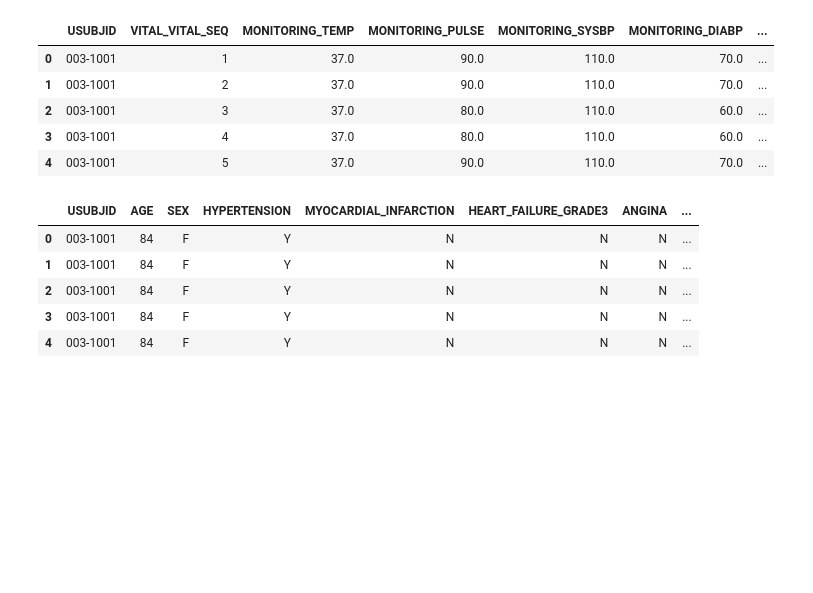
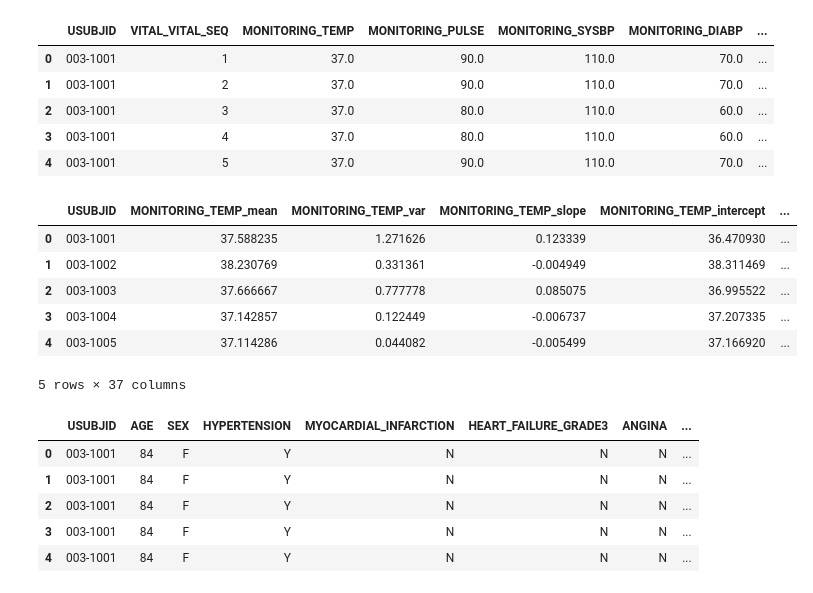
Before and after one commit to patelkayla6/sepsis-dissertation, a Jupyter notebook: codes/preprocess.ipynb, the cells around one changed output. Drawn from its saved outputs; the diff is of its cells as text; code cells hidden in the pictures; blank space fills up the shorter version.

```diff
--- a/codes/preprocess.ipynb
+++ b/codes/preprocess.ipynb
@@ -88,6 +193,74 @@ feature_DAILY_VITAL.head()
 | 2 | 003-1001 | 3 | 37.0 | 80.0 | 110.0 | 60.0 | ... |
 | 3 | 003-1001 | 4 | 37.0 | 80.0 | 110.0 | 60.0 | ... |
 | 4 | 003-1001 | 5 | 37.0 | 90.0 | 110.0 | 70.0 | ... |
+# %%
+import pandas as pd
+import numpy as np
+from sklearn.linear_model import LinearRegression
+from sklearn.metrics import mean_squared_error, r2_score
+
+DAILY_VITAL = pd.read_excel(excel_data, 'DAILY_VITAL')
+# remove the collumns: EVENT, DATE, TIME
+df = DAILY_VITAL.drop(columns=['EVENT', 'DATE', 'TIME'])
+
+# Assuming 'df' is your pandas DataFrame
+variables = [
+    'MONITORING_TEMP', 'MONITORING_PULSE', 'MONITORING_SYSBP',
+    'MONITORING_DIABP', 'MONITORING_RESP', 'MONITORING_SPO2'
+]
+
+results = []
+
+# Group by 'USUBJID'
+for usubjid, group in df.groupby('USUBJID'):
+    result = {'USUBJID': usubjid}
+    for var in variables:
+        # Drop missing values
+        valid_data = group[['VITAL_VITAL_SEQ', var]].dropna()
+        X = valid_data['VITAL_VITAL_SEQ'].values.reshape(-1, 1)
+        y = valid_data[var].values
+        if len(y) > 1:  # Need at least two data points
+            # Compute mean and variance
+            mean = y.mean()
+            variance = y.var()
+            result[f'{var}_mean'] = mean
+            result[f'{var}_var'] = variance
+
+            # Fit linear regression
+            model = LinearRegression()
+            model.fit(X, y)
+            slope = model.coef_[0]
+            intercept = model.intercept_
+            y_pred = model.predict(X)
+            rmse = np.sqrt(mean_squared_error(y, y_pred))
+            r2 = r2_score(y, y_pred)
+            result[f'{var}_slope'] = slope
+            result[f'{var}_intercept'] = intercept
+            result[f'{var}_rmse'] = rmse
+            result[f'{var}_r2'] = r2
+        else:
+            # Not enough data to fit regression
+            result[f'{var}_mean'] = y.mean() if len(y) > 0 else np.nan
+            result[f'{var}_var'] = y.var() if len(y) > 0 else np.nan
+            result[f'{var}_slope'] = np.nan
+            result[f'{var}_intercept'] = np.nan
+            result[f'{var}_rmse'] = np.nan
+            result[f'{var}_r2'] = np.nan
+    results.append(result)
+
+# Convert the list of results into a DataFrame
+results_df = pd.DataFrame(results)
+
+# Display the resulting DataFrame
+results_df.head()
+# %% [output]
+|  | USUBJID | MONITORING_TEMP_mean | MONITORING_TEMP_var | MONITORING_TEMP_slope | MONITORING_TEMP_intercept | ... |
+| 0 | 003-1001 | 37.588235 | 1.271626 | 0.123339 | 36.470930 | ... |
+| 1 | 003-1002 | 38.230769 | 0.331361 | -0.004949 | 38.311469 | ... |
+| 2 | 003-1003 | 37.666667 | 0.777778 | 0.085075 | 36.995522 | ... |
+| 3 | 003-1004 | 37.142857 | 0.122449 | -0.006737 | 37.207335 | ... |
+| 4 | 003-1005 | 37.114286 | 0.044082 | -0.005499 | 37.166920 | ... |
+5 rows × 37 columns
 # %%
 # combine the features
 features = pd.merge(feature_sepsis_DM, feature_HIST, on='USUBJID')
```
Also changed, not shown: parts of 15 cells of this notebook, 1 other file.
